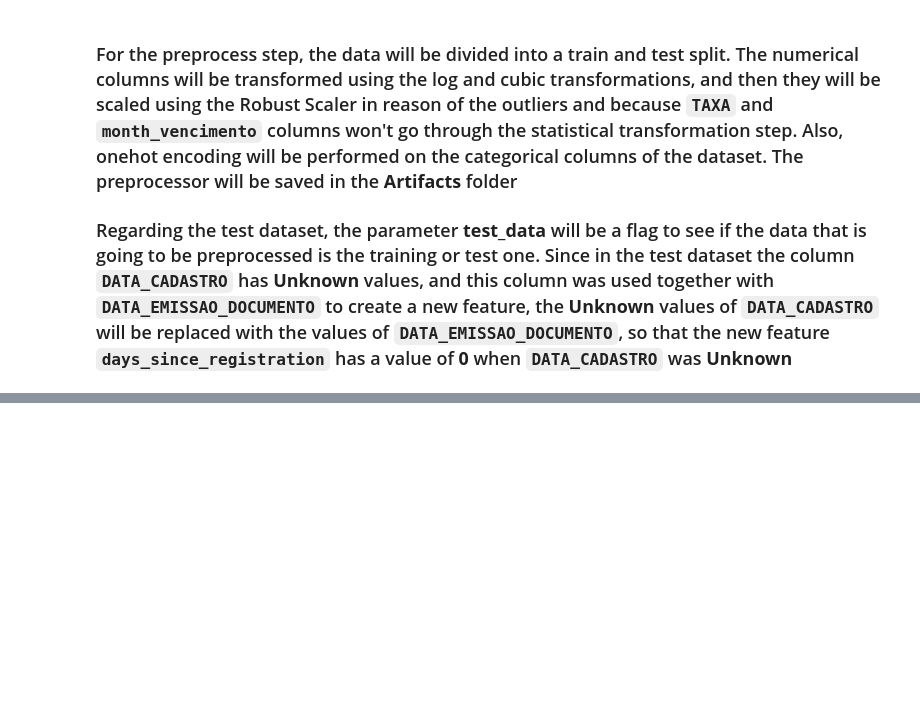
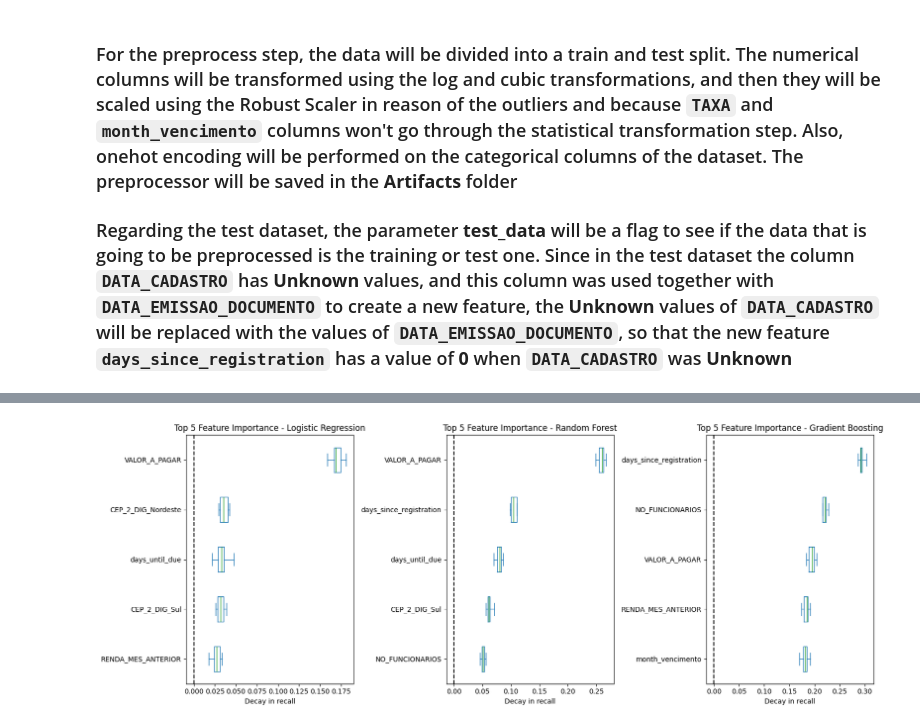
Before and after one commit to vitorccmanso/Customer-Default-Prediction, a Jupyter notebook: Notebooks/Model Training.ipynb, the cells around one changed output, grey strips where cells are left out. Cells and saved outputs as stored; diff of their text form; code cells hidden in the pictures; blank space fills up the shorter version.

```diff
--- a/Notebooks/Model Training.ipynb
+++ b/Notebooks/Model Training.ipynb
@@ -38,0 +101,4 @@ X_train, X_test, y_train, y_test = preprocess.preprocess_data(df, target_name="I
+# %%
+metrics_recall.plot_feature_importance(y_test, X_test, "recall", 1, 3)
+# %% [output]
+[figure, added]
```
Also changed, not shown: parts of 62 cells of this notebook, 2 other files.
